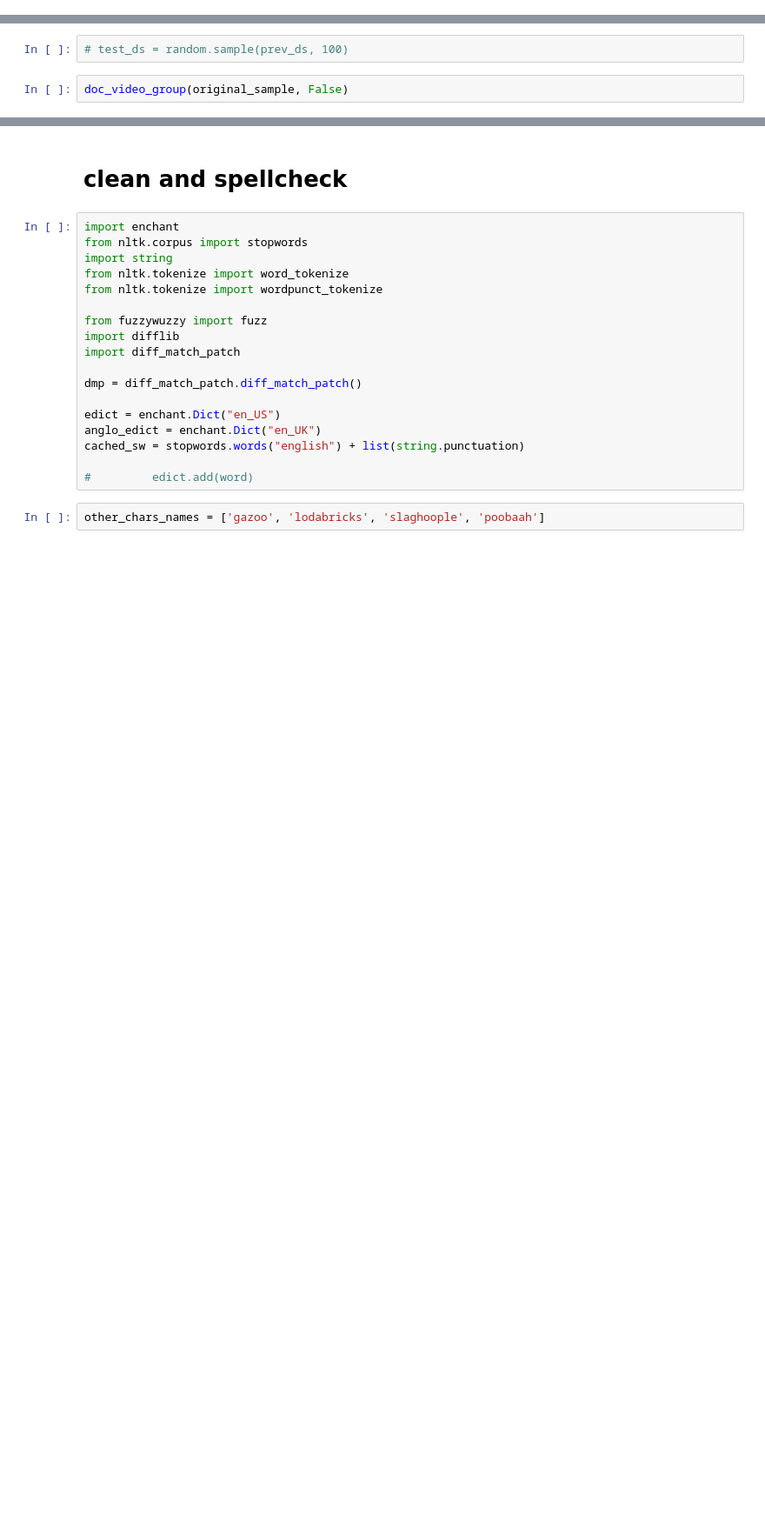
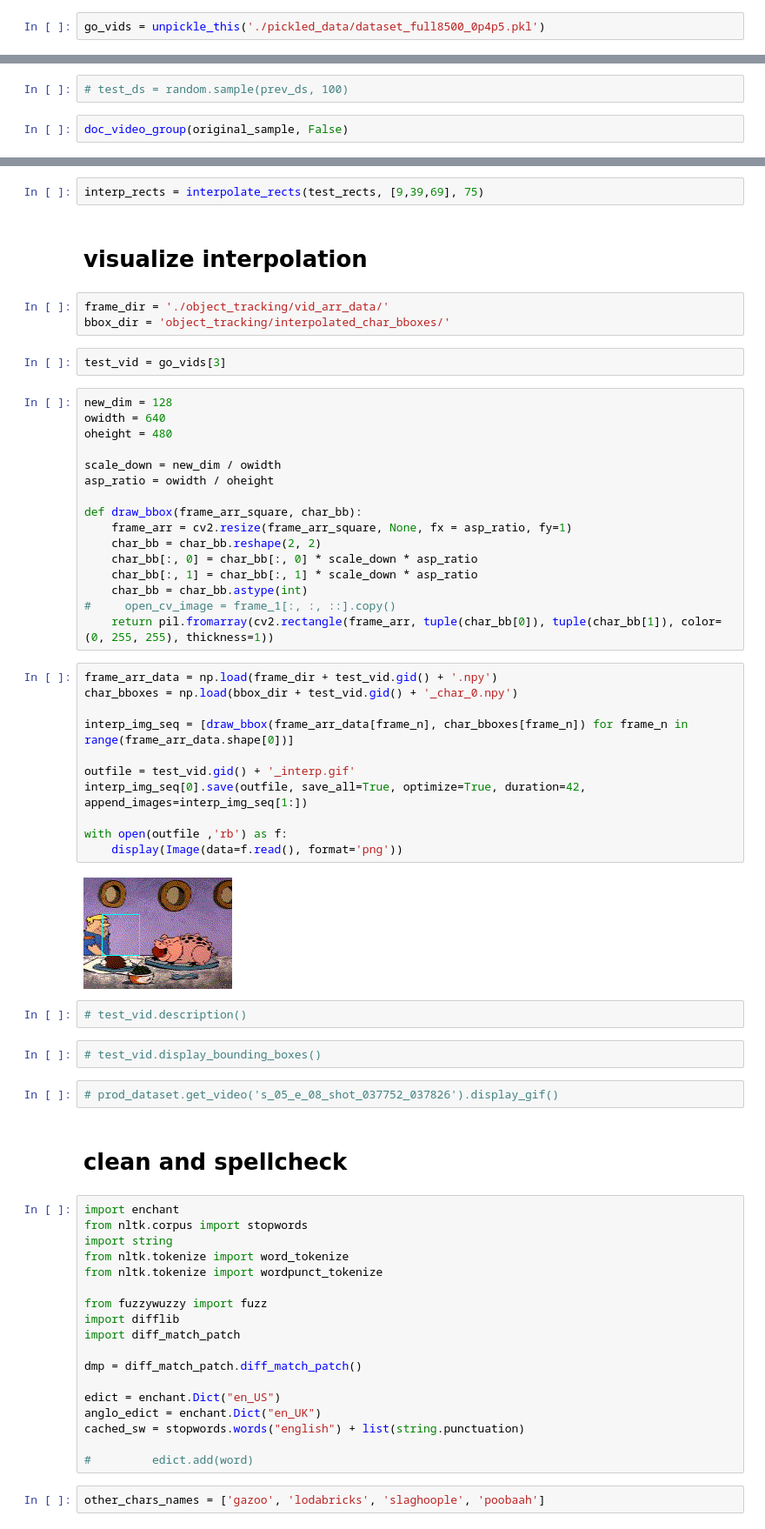
Before and after one commit to drschwenk/build_dataset, a Jupyter notebook: build_ds.ipynb, the cells around one changed output, grey strips where cells are left out. Shown at 87% size. Drawn from its saved outputs; the diff is of its cells as text; blank space fills up the shorter version.

Commit message:
adding stage4 results and interpolation

```diff
--- a/build_ds.ipynb
+++ b/build_ds.ipynb
@@ -197,0 +207,2 @@ dataset_to_json(original_sample, '0p4p5_sample')
+# %%
+go_vids = unpickle_this('./pickled_data/dataset_full8500_0p4p5.pkl')
@@ -516,3 +588,47 @@ doc_video_group(original_sample, False)
+# %%
+interp_rects = interpolate_rects(test_rects, [9,39,69], 75)
+# %% [markdown]
+# visualize interpolation
+# %%
+frame_dir = './object_tracking/vid_arr_data/'
+bbox_dir = 'object_tracking/interpolated_char_bboxes/'
+# %%
+test_vid = go_vids[3]
+# %%
+new_dim = 128
+owidth = 640
+oheight = 480
+
+scale_down = new_dim / owidth
+asp_ratio = owidth / oheight
+
+def draw_bbox(frame_arr_square, char_bb):
+    frame_arr = cv2.resize(frame_arr_square, None, fx = asp_ratio, fy=1)
+    char_bb = char_bb.reshape(2, 2)
+    char_bb[:, 0] = char_bb[:, 0] * scale_down * asp_ratio
+    char_bb[:, 1] = char_bb[:, 1] * scale_down * asp_ratio
+    char_bb = char_bb.astype(int)
+#     open_cv_image = frame_1[:, :, ::].copy()
+    return pil.fromarray(cv2.rectangle(frame_arr, tuple(char_bb[0]), tuple(char_bb[1]), color=(0, 255, 255), thickness=1))
+# %%
+frame_arr_data = np.load(frame_dir + test_vid.gid() + '.npy')
+char_bboxes = np.load(bbox_dir + test_vid.gid() + '_char_0.npy')
+
+interp_img_seq = [draw_bbox(frame_arr_data[frame_n], char_bboxes[frame_n]) for frame_n in range(frame_arr_data.shape[0])]
+
+outfile = test_vid.gid() + '_interp.gif'
+interp_img_seq[0].save(outfile, save_all=True, optimize=True, duration=42, append_images=interp_img_seq[1:])
+
+with open(outfile ,'rb') as f:
+    display(Image(data=f.read(), format='png'))
+# %% [output]
+[figure, added]
+# %%
+# test_vid.description()
+# %%
+# test_vid.display_bounding_boxes()
+# %%
+# prod_dataset.get_video('s_05_e_08_shot_037752_037826').display_gif()
 # %% [markdown]
 # clean and spellcheck
 # %%
```
Also changed, not shown: parts of 34 cells of this notebook.
